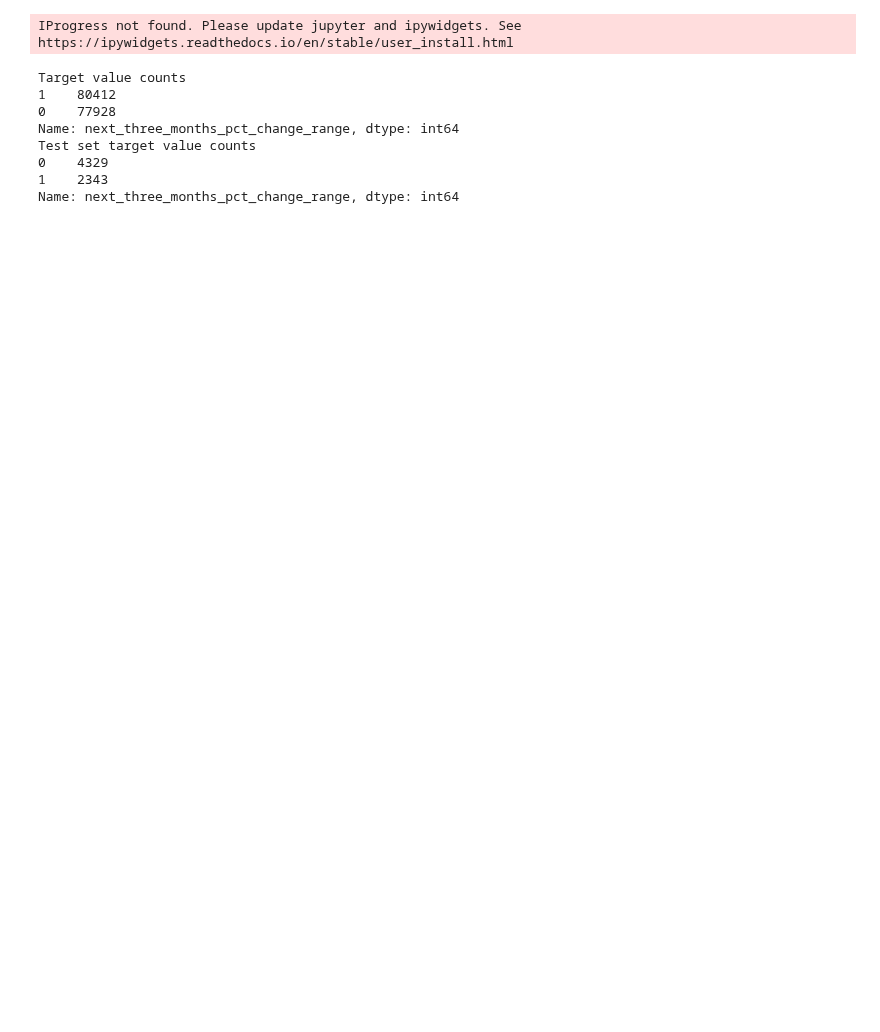
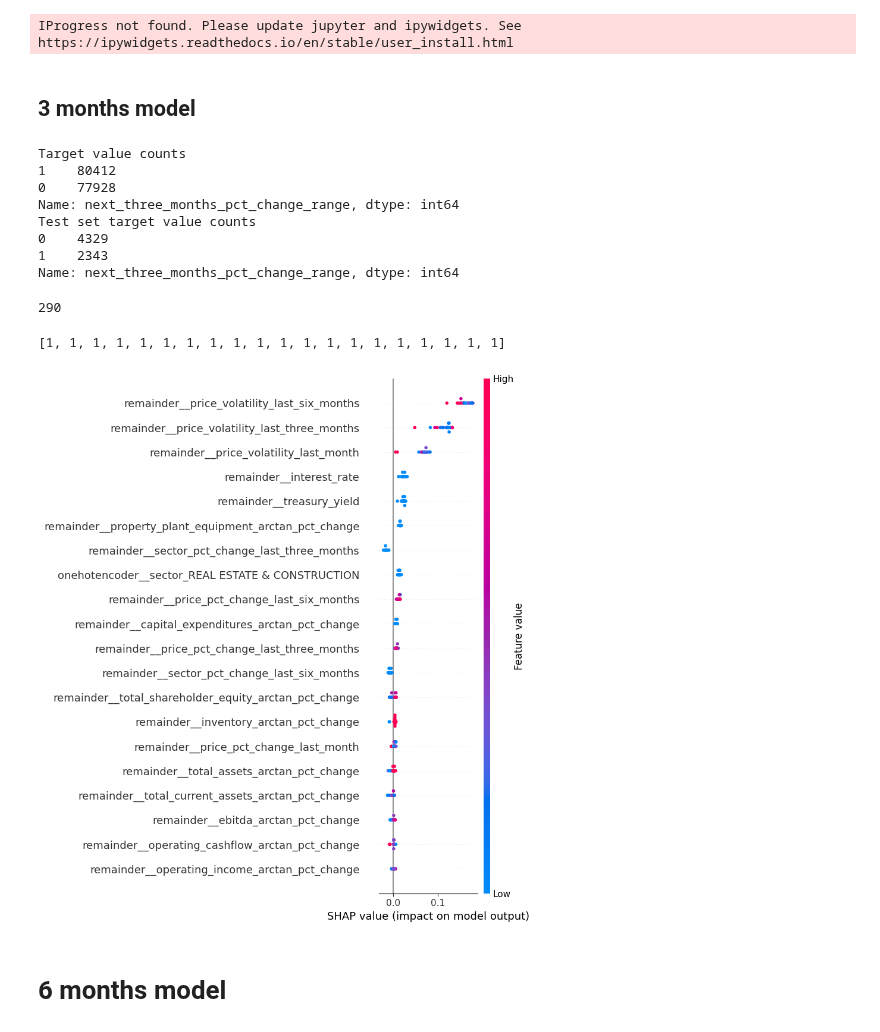
Before and after one commit to OrestisStefanou/InvestorAPI, a Jupyter notebook: analytics/machine_learning/price_prediction_with_fundamentals/notebooks/shap_analysis.ipynb, the cells around one changed output. Drawn from its saved outputs; the diff is of its cells as text; code cells hidden in the pictures; blank space fills up the shorter version.

Commit message:
More shap values analysis

```diff
--- a/analytics/machine_learning/price_prediction_with_fundamentals/notebooks/shap_analysis.ipynb
+++ b/analytics/machine_learning/price_prediction_with_fundamentals/notebooks/shap_analysis.ipynb
@@ -19,6 +19,8 @@ from analytics.machine_learning.price_prediction_with_fundamentals import utils
 import pandas as pd
 # %% [output]
 IProgress not found. Please update jupyter and ipywidgets. See https://ipywidgets.readthedocs.io/en/stable/user_install.html
+# %% [markdown]
+## 3 months model
 # %%
 db_conn = sqlite3.connect('/Users/orestis/MyProjects/InvestorAPI/app/database/ibd.db')
 
@@ -63,8 +65,21 @@ y_test = test_set[target_col]
 X_test = test_set.drop(cols_to_drop, axis=1)
 
 rf_three_months_model = joblib.load('/Users/orestis/MyProjects/InvestorAPI/analytics/machine_learning/price_prediction_with_fundamentals/ml_models/rf_three_months_prediction_model.joblib')
-rf_classifier = rf_three_months_model.steps[1][1]
-column_transformer = rf_three_months_model.steps[0][1]
+
+predicted_probabilities = rf_three_months_model.predict_proba(X_test)
+y_pred = rf_three_months_model.predict(X_test)
+
+X_test_high_probabilities = []
+y_pred_high_probabilities = []
+y_test_high_probabilities = []
+
+for i in range(len(y_pred)):
+    predicted_label = y_pred[i]
+    predicted_probability = predicted_probabilities[i][predicted_label]
+    if predicted_probability >= 0.75:
+        X_test_high_probabilities.append(X_test.iloc[i])
+        y_test_high_probabilities.append(y_test[i])
+        y_pred_high_probabilities.append(y_pred[i])
 # %% [output]
 Target value counts
 1    80412
@@ -74,9 +89,26 @@ Test set target value counts
 0    4329
 1    2343
 Name: next_three_months_pct_change_range, dtype: int64
+# %%
+len(y_pred_high_probabilities)
+# %% [output]
+290
+# %%
+y_pred_high_probabilities[50:70]
+# %% [output]
+[1, 1, 1, 1, 1, 1, 1, 1, 1, 1, 1, 1, 1, 1, 1, 1, 1, 1, 1, 1]
 # %%
+rf_classifier = rf_three_months_model.steps[1][1]
+column_transformer = rf_three_months_model.steps[0][1]
+
 explainer = shap.TreeExplainer(rf_classifier)
 features = column_transformer.get_feature_names_out()
 
-shap_values = explainer.shap_values(column_transformer.transform(X_test))
-shap.summary_plot(shap_values,column_transformer.transform(X_test), feature_names=features)
+X_test_high_prob_subset = column_transformer.transform(pd.DataFrame(X_test_high_probabilities[50:70]))
+
+shap_values = explainer.shap_values(X_test_high_prob_subset)
+shap.summary_plot(shap_values[1],X_test_high_prob_subset, feature_names=features)
+# %% [output]
+[figure, added]
+# %% [markdown]
+# 6 months model
```
Also changed, not shown: parts of 3 cells of this notebook.
